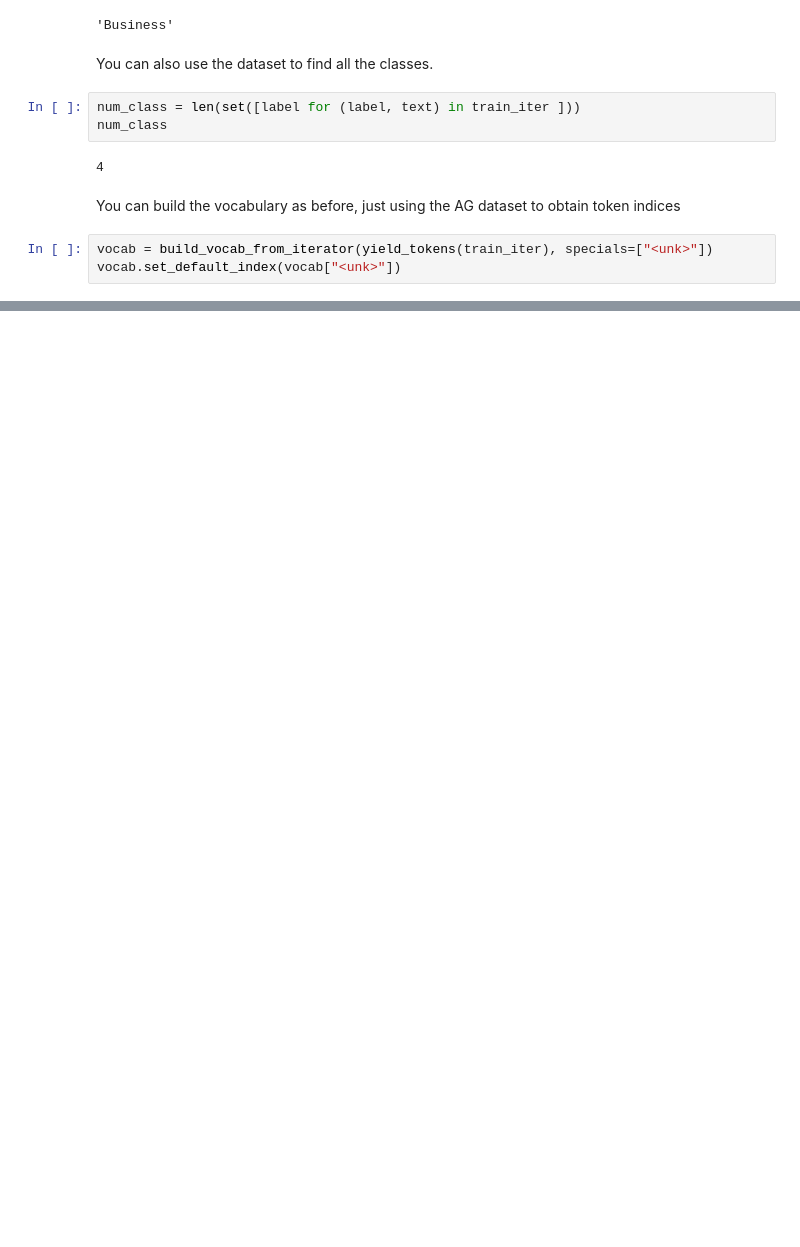
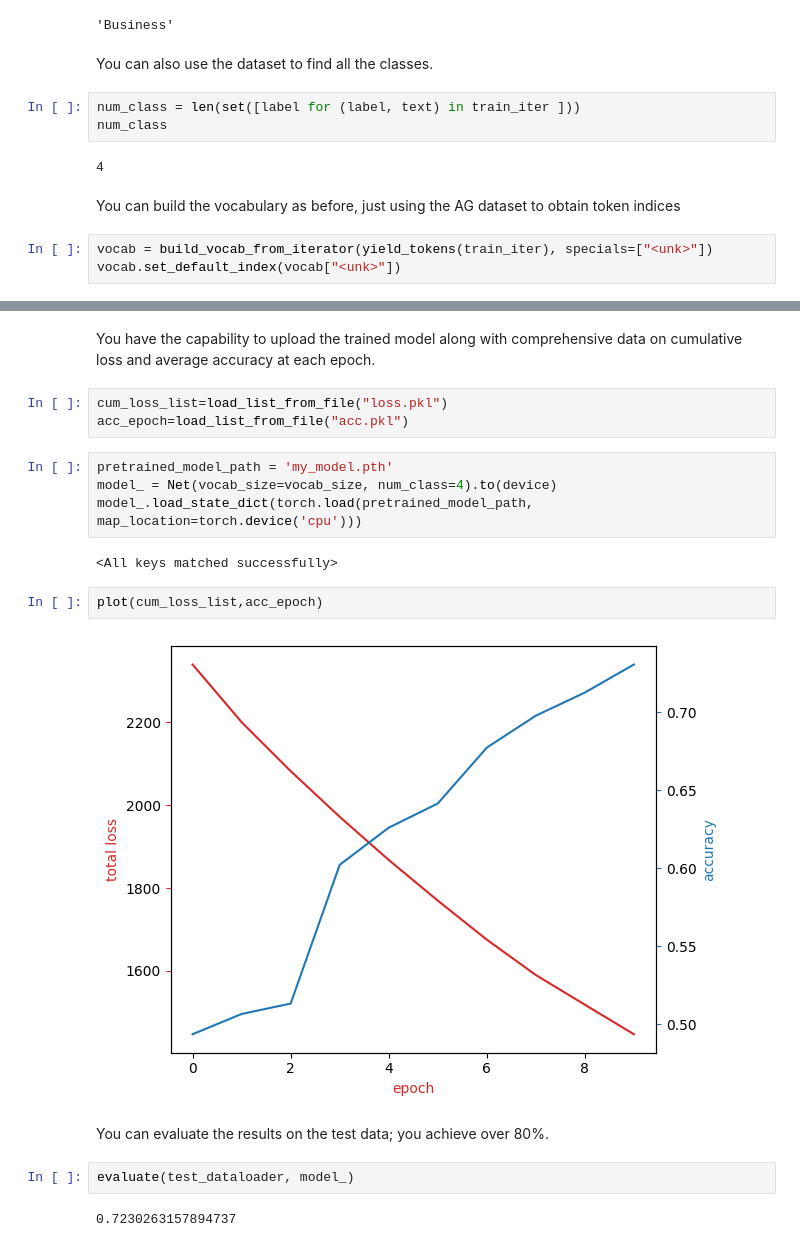
Before and after one commit to locchh/llm-playground, a Jupyter notebook: notebooks/LLM_Specialization/LLM_Specialization_11_Applying_Transformers_for_Classification.ipynb, the cells around one changed output, grey strips where cells are left out. Cells and saved outputs as stored; diff of their text form; blank space fills up the shorter version.

```diff
--- a/notebooks/LLM_Specialization/LLM_Specialization_11_Applying_Transformers_for_Classification.ipynb
+++ b/notebooks/LLM_Specialization/LLM_Specialization_11_Applying_Transformers_for_Classification.ipynb
@@ -869,0 +1168,21 @@ vocab.set_default_index(vocab["<unk>"])
+# %% [markdown]
+You have the capability to upload the trained model along with comprehensive data on cumulative loss and average accuracy at each epoch.
+# %%
+cum_loss_list=load_list_from_file("loss.pkl")
+acc_epoch=load_list_from_file("acc.pkl")
+# %%
+pretrained_model_path = 'my_model.pth'
+model_ = Net(vocab_size=vocab_size, num_class=4).to(device)
+model_.load_state_dict(torch.load(pretrained_model_path, map_location=torch.device('cpu')))
+# %% [output]
+<All keys matched successfully>
+# %%
+plot(cum_loss_list,acc_epoch)
+# %% [output]
+[figure, added]
+# %% [markdown]
+You can evaluate the results on the test data; you achieve over 80%.
+# %%
+evaluate(test_dataloader, model_)
+# %% [output]
+0.7230263157894737
```
Also changed, not shown: parts of 76 cells of this notebook, 2 other files.
